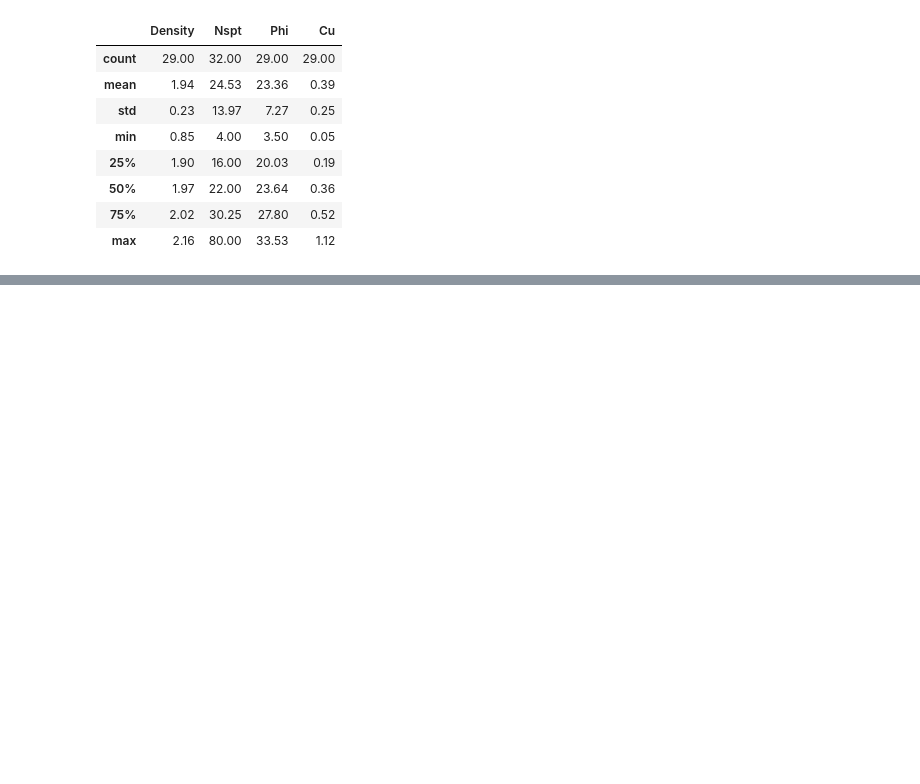
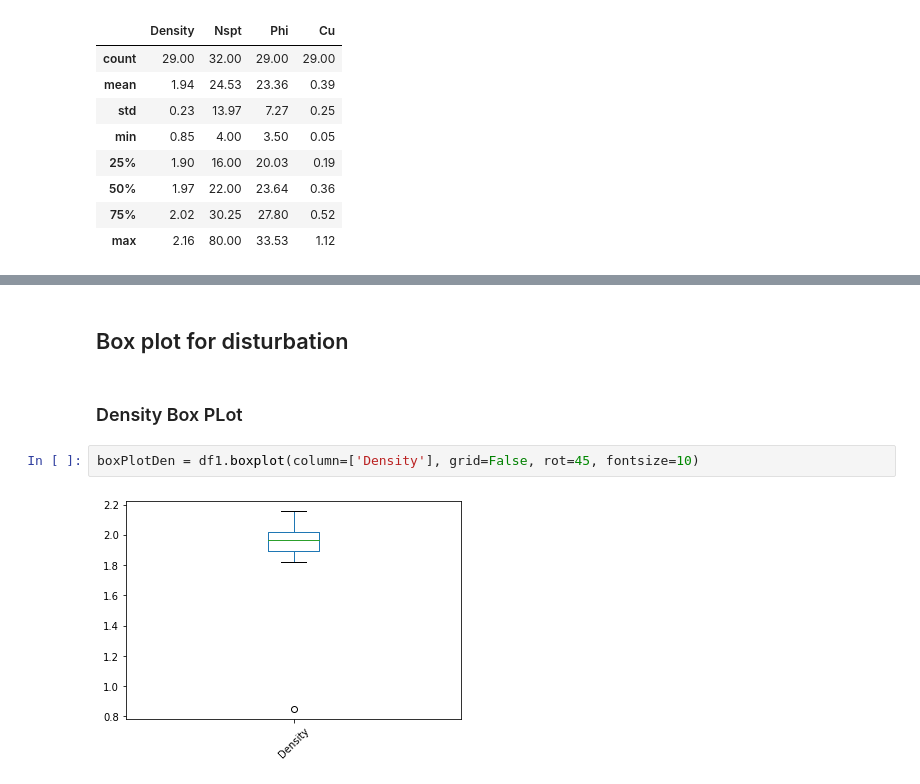
Before and after one commit to mazibazi/dataScienceGeo, a Jupyter notebook: dataPreprocesingSPT.ipynb, the cells around one changed output, grey strips where cells are left out. Saved outputs shown, nothing was run; the diff lists cells and outputs as text; blank space fills up the shorter version.

```diff
--- a/dataPreprocesingSPT.ipynb
+++ b/dataPreprocesingSPT.ipynb
@@ -356,0 +502,8 @@ df1.iloc[:,[4,-1,-2,-3]].describe().applymap('{:,.2f}'.format)
+# %% [markdown]
+## Box plot for disturbation
+# %% [markdown]
+### Density Box PLot
+# %%
+boxPlotDen = df1.boxplot(column=['Density'], grid=False, rot=45, fontsize=10)
+# %% [output]
+[figure, added]
```
Also changed, not shown: parts of 134 cells of this notebook.
